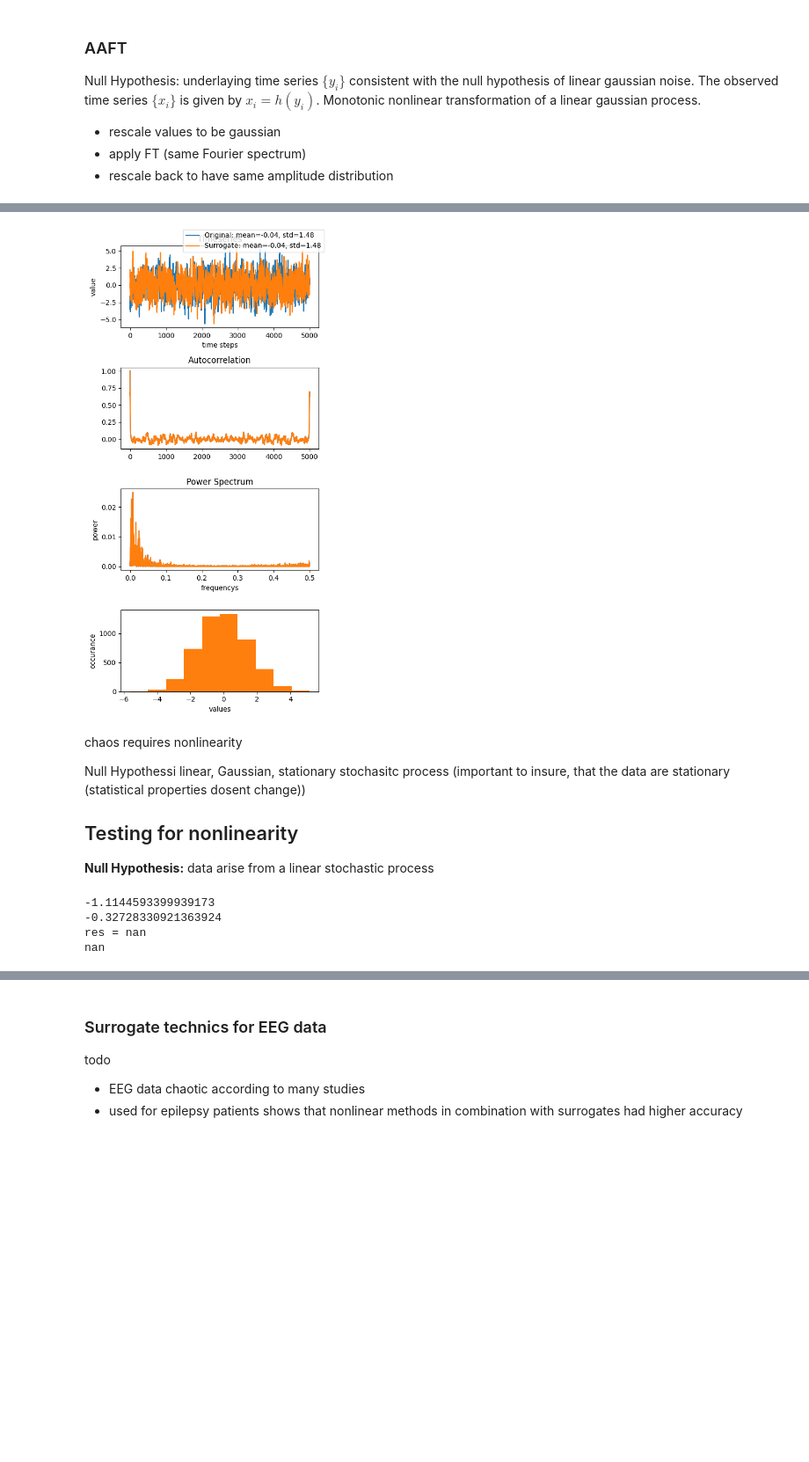
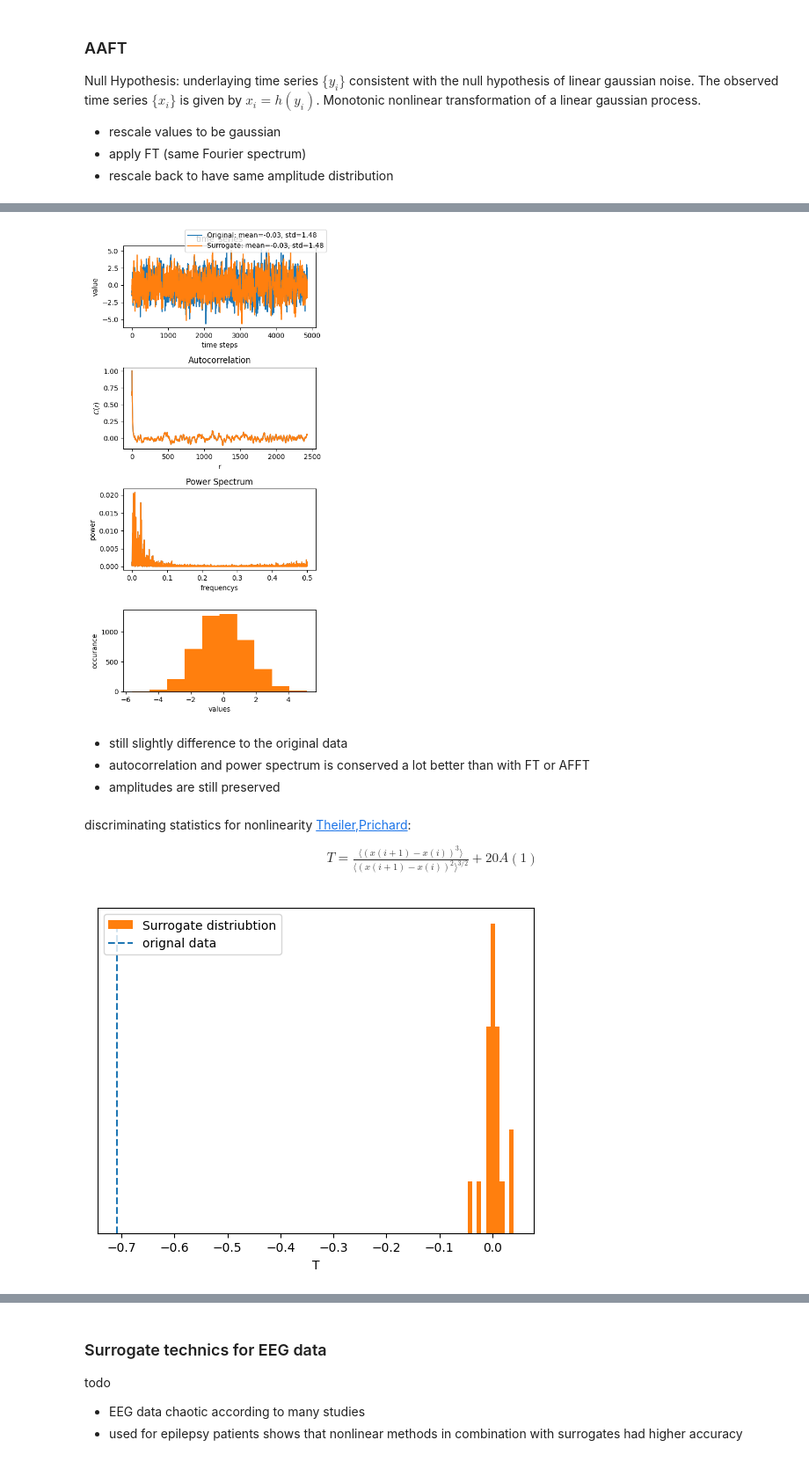
Before and after one commit to LucaGawa/Surrogates, a Jupyter notebook: surrogates.ipynb, the cells around one changed output, grey strips where cells are left out. Shown at 88% size. Saved outputs shown, nothing was run; the diff lists cells and outputs as text; code cells hidden in the pictures; blank space fills up the shorter version.

```diff
--- a/surrogates.ipynb
+++ b/surrogates.ipynb
@@ -273,46 +283,40 @@ Share distribution and power spectrum
 # %%
-def IAAFT(timeseries):
-    IAAFT_surr, msg = tiseanio('/home/luca/bin/surrogates', silent=True, data=timeseries)
-    # print(IAAFT_surr)
+def IAAFT(time_series):
+    seed = np.random.randint(100,1000)
+    IAAFT_surr, msg = tiseanio('surrogates', f'-I{seed}', silent=True, data=time_series)
     return IAAFT_surr
 
-plot_surrogates(ar2_data, IAAFT)
+plot_surrogates(ar2_data_truncate, IAAFT)
 # %% [output]
-[figure, old version]
+[figure, new version]
-# %% [markdown]
-chaos requires nonlinearity
-
-Null Hypothessi linear, Gaussian, stationary stochasitc process (important to insure, that the data are stationary (statistical properties dosent change))
-
-## Testing for nonlinearity
-
-**Null Hypothesis:** data arise from a linear stochastic process
+# %% [markdown]
+- still slightly difference to the original data
+- autocorrelation and power spectrum is conserved a lot better than with FT or AFFT
+- amplitudes are still preserved
+# %% [markdown]
+discriminating statistics for nonlinearity [Theiler,Prichard](https://doi.org/10.1016/0167-2789(96)00050-4):
+\begin{gather}
+    T = \frac{\langle(x(i+1)-x(i))^3 \rangle}{\langle (x(i+1)-x(i))^2 \rangle^{3/2} } + 20A(1)
+\end{gather}
 # %%
-henon, msg = tiseano('/home/luca/bin/henon', '-l1000', silent=True)
+henon, msg = tiseano('henon', '-l1000', silent=True)
+trunc_henon_x = match_signal(henon[:,0])
 
 def T(x):
     n = x.shape[0]
     numerator = 0
     denominator = 0
     for i in range(n):
         numerator += (x[(i+1)%n]-x[i])**3
-        denominator += (x[(i+1)%n]-x[i]**2)
+        denominator += (x[(i+1)%n]-x[i])**2
     numerator/=n
     denominator/=n
-    print(numerator)
-    print(denominator)
-    result = numerator / (denominator)**(3/2) + 20*A1(x)
-    print(f"res = {result}")
+    result = numerator / ( (denominator)**(3/2) ) + 20*A1(x)
     return result
 
-print(T(henon[:,0]))
-
-# print(henon[:,0])
+plot_dis_statistic(T, henon[:,0], IAAFT)
 # %% [output]
--1.1144593399939173
--0.32728330921363924
-res = nan
-nan
+[figure, added]
 # %% [markdown]
 ## Delay-coordinate embedding
 
```
Also changed, not shown: parts of 21 cells of this notebook.
